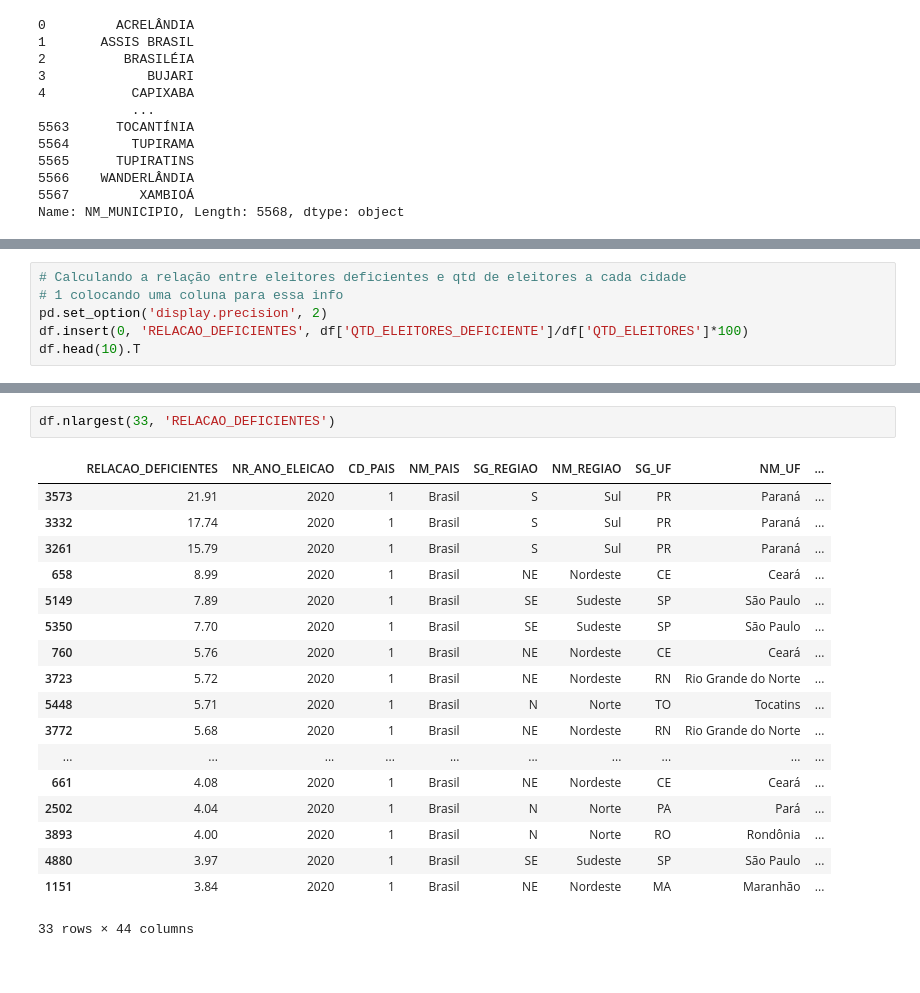
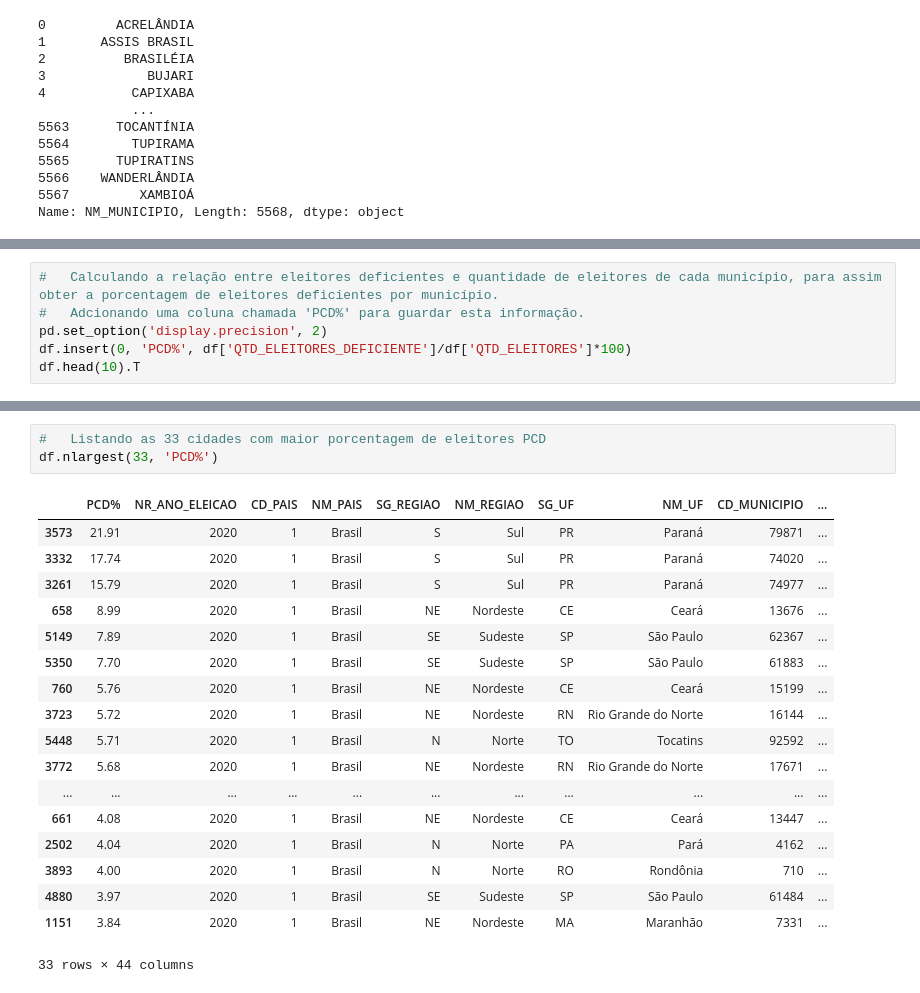
Before and after one commit to kauebr/Eleitorais, a Jupyter notebook: Eleitorado Município 2020/Eleitores_Municipios.ipynb, the cells around one changed output, grey strips where cells are left out. Saved outputs shown, nothing was run; the diff lists cells and outputs as text.

```diff
--- a/Eleitorado Município 2020/Eleitores_Municipios.ipynb
+++ b/Eleitorado Município 2020/Eleitores_Municipios.ipynb
@@ -72,10 +80,10 @@ df.nlargest(5, 'QTD_ELEITORES_DEFICIENTE')
 | 4008 | 2020 | 1 | Brasil | S | Sul | RS | Rio Grande do Sul | 85995 | CAXIAS DO SUL | ... |
 5 rows × 43 columns
 # %%
-# Calculando a relação entre eleitores deficientes e qtd de eleitores a cada cidade
-# 1 colocando uma coluna para essa info
+#   Calculando a relação entre eleitores deficientes e quantidade de eleitores de cada município, para assim obter a porcentagem de eleitores deficientes por município.
+#   Adcionando uma coluna chamada 'PCD%' para guardar esta informação.
 pd.set_option('display.precision', 2)
-df.insert(0, 'RELACAO_DEFICIENTES', df['QTD_ELEITORES_DEFICIENTE']/df['QTD_ELEITORES']*100)
+df.insert(0, 'PCD%', df['QTD_ELEITORES_DEFICIENTE']/df['QTD_ELEITORES']*100)
 df.head(10).T
 # %% [output]
 |  | 0 | 1 | 2 | 3 | 4 | 5 | 6 | 7 | 8 | 9 |
@@ -96,23 +104,24 @@ df.head(10).T
 | QTD_ELEITORES_DEFICIENTE | 39 | 16 | 126 | 25 | 86 | 139 | 97 | 152 | 9 | 29 |
 | QUANTITATIVO_NOMESOCIAL | 0 | 0 | 0 | 0 | 0 | 1 | 0 | 2 | 0 | 0 |
 # %%
-df.nlargest(33, 'RELACAO_DEFICIENTES')
+#   Listando as 33 cidades com maior porcentagem de eleitores PCD
+df.nlargest(33, 'PCD%')
 # %% [output]
-|  | RELACAO_DEFICIENTES | NR_ANO_ELEICAO | CD_PAIS | NM_PAIS | SG_REGIAO | NM_REGIAO | SG_UF | NM_UF | ... |
-| 3573 | 21.91 | 2020 | 1 | Brasil | S | Sul | PR | Paraná | ... |
-| 3332 | 17.74 | 2020 | 1 | Brasil | S | Sul | PR | Paraná | ... |
-| 3261 | 15.79 | 2020 | 1 | Brasil | S | Sul | PR | Paraná | ... |
-| 658 | 8.99 | 2020 | 1 | Brasil | NE | Nordeste | CE | Ceará | ... |
-| 5149 | 7.89 | 2020 | 1 | Brasil | SE | Sudeste | SP | São Paulo | ... |
-| 5350 | 7.70 | 2020 | 1 | Brasil | SE | Sudeste | SP | São Paulo | ... |
-| 760 | 5.76 | 2020 | 1 | Brasil | NE | Nordeste | CE | Ceará | ... |
-| 3723 | 5.72 | 2020 | 1 | Brasil | NE | Nordeste | RN | Rio Grande do Norte | ... |
-| 5448 | 5.71 | 2020 | 1 | Brasil | N | Norte | TO | Tocatins | ... |
-| 3772 | 5.68 | 2020 | 1 | Brasil | NE | Nordeste | RN | Rio Grande do Norte | ... |
-| ... | ... | ... | ... | ... | ... | ... | ... | ... | ... |
-| 661 | 4.08 | 2020 | 1 | Brasil | NE | Nordeste | CE | Ceará | ... |
-| 2502 | 4.04 | 2020 | 1 | Brasil | N | Norte | PA | Pará | ... |
-| 3893 | 4.00 | 2020 | 1 | Brasil | N | Norte | RO | Rondônia | ... |
-| 4880 | 3.97 | 2020 | 1 | Brasil | SE | Sudeste | SP | São Paulo | ... |
-| 1151 | 3.84 | 2020 | 1 | Brasil | NE | Nordeste | MA | Maranhão | ... |
+|  | PCD% | NR_ANO_ELEICAO | CD_PAIS | NM_PAIS | SG_REGIAO | NM_REGIAO | SG_UF | NM_UF | CD_MUNICIPIO | ... |
+| 3573 | 21.91 | 2020 | 1 | Brasil | S | Sul | PR | Paraná | 79871 | ... |
+| 3332 | 17.74 | 2020 | 1 | Brasil | S | Sul | PR | Paraná | 74020 | ... |
+| 3261 | 15.79 | 2020 | 1 | Brasil | S | Sul | PR | Paraná | 74977 | ... |
+| 658 | 8.99 | 2020 | 1 | Brasil | NE | Nordeste | CE | Ceará | 13676 | ... |
+| 5149 | 7.89 | 2020 | 1 | Brasil | SE | Sudeste | SP | São Paulo | 62367 | ... |
+| 5350 | 7.70 | 2020 | 1 | Brasil | SE | Sudeste | SP | São Paulo | 61883 | ... |
+| 760 | 5.76 | 2020 | 1 | Brasil | NE | Nordeste | CE | Ceará | 15199 | ... |
+| 3723 | 5.72 | 2020 | 1 | Brasil | NE | Nordeste | RN | Rio Grande do Norte | 16144 | ... |
+| 5448 | 5.71 | 2020 | 1 | Brasil | N | Norte | TO | Tocatins | 92592 | ... |
+| 3772 | 5.68 | 2020 | 1 | Brasil | NE | Nordeste | RN | Rio Grande do Norte | 17671 | ... |
+| ... | ... | ... | ... | ... | ... | ... | ... | ... | ... | ... |
+| 661 | 4.08 | 2020 | 1 | Brasil | NE | Nordeste | CE | Ceará | 13447 | ... |
+| 2502 | 4.04 | 2020 | 1 | Brasil | N | Norte | PA | Pará | 4162 | ... |
+| 3893 | 4.00 | 2020 | 1 | Brasil | N | Norte | RO | Rondônia | 710 | ... |
+| 4880 | 3.97 | 2020 | 1 | Brasil | SE | Sudeste | SP | São Paulo | 61484 | ... |
+| 1151 | 3.84 | 2020 | 1 | Brasil | NE | Nordeste | MA | Maranhão | 7331 | ... |
 33 rows × 44 columns
```
Also changed, not shown: parts of 12 cells of this notebook.
